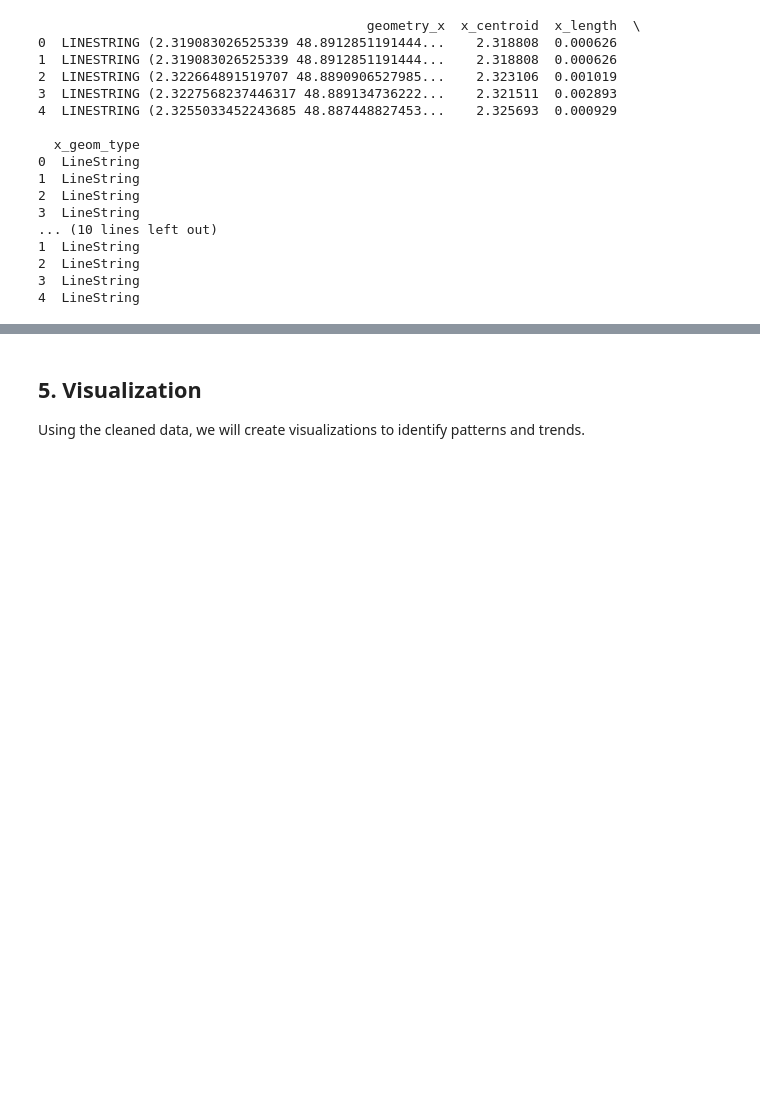
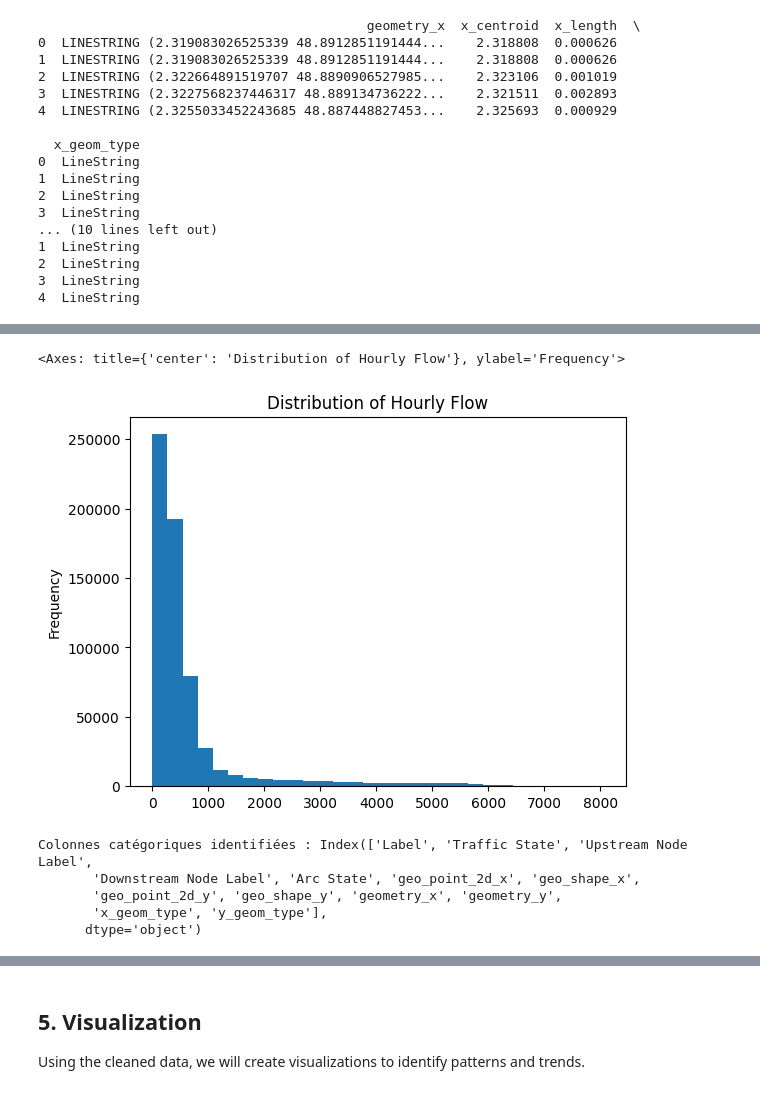
Before and after one commit to Happiste/UrbanPulse, a Jupyter notebook: UrbanPulse.ipynb, the cells around one changed output, grey strips where cells are left out. Drawn from its saved outputs; the diff is of its cells as text; code cells hidden in the pictures; blank space fills up the shorter version.

```diff
--- a/UrbanPulse.ipynb
+++ b/UrbanPulse.ipynb
@@ -652,0 +668,17 @@ print(merged_df[['geometry_y', 'y_centroid', 'y_length', 'y_geom_type']].head())
+# %%
+#visualization
+merged_df['Hourly Flow'].plot(kind='hist', bins=30, title='Distribution of Hourly Flow')
+# %% [output]
+<Axes: title={'center': 'Distribution of Hourly Flow'}, ylabel='Frequency'>
+[figure, added]
+# %%
+#categorical Columns
+
+categorical_columns = merged_df.select_dtypes(include='object').columns
+print("Colonnes catégoriques identifiées :", categorical_columns)
+# %% [output]
+Colonnes catégoriques identifiées : Index(['Label', 'Traffic State', 'Upstream Node Label',
+       'Downstream Node Label', 'Arc State', 'geo_point_2d_x', 'geo_shape_x',
+       'geo_point_2d_y', 'geo_shape_y', 'geometry_x', 'geometry_y',
+       'x_geom_type', 'y_geom_type'],
+      dtype='object')
```
Also changed, not shown: parts of 13 cells of this notebook.
